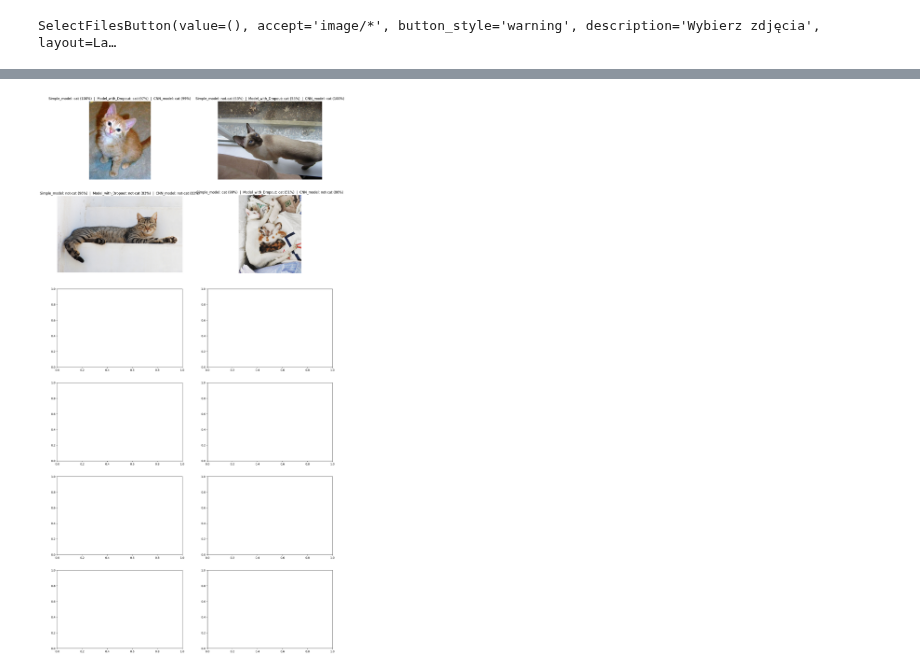
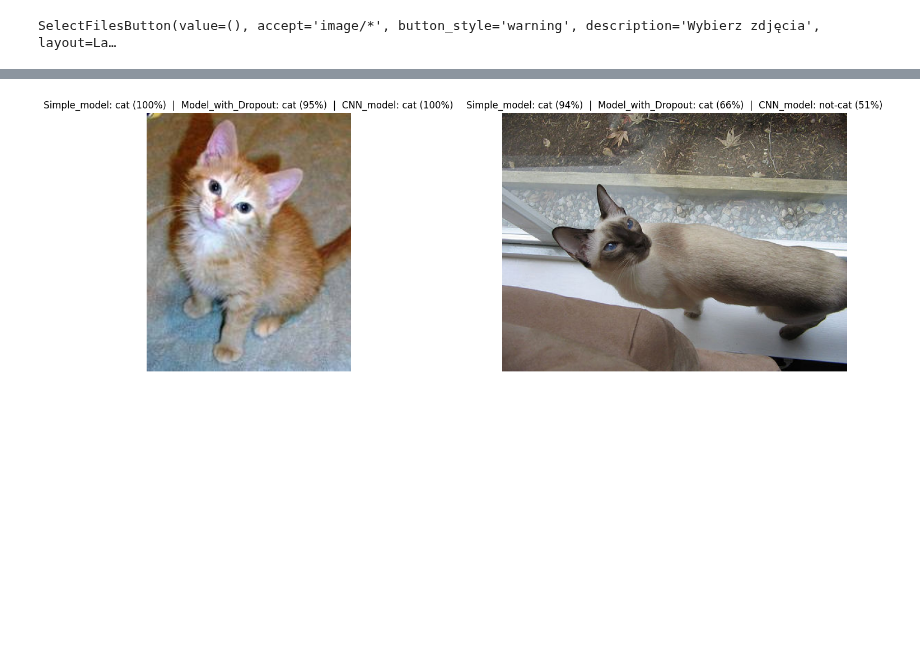
Before and after one commit to NXTRSS/MachineLearningCourse, a Jupyter notebook: Sieć_Neuronowa.ipynb, the cells around one changed output, grey strips where cells are left out. Saved outputs shown, nothing was run; the diff lists cells and outputs as text; code cells hidden in the pictures; blank space fills up the shorter version.

```diff
--- a/Sieć_Neuronowa.ipynb
+++ b/Sieć_Neuronowa.ipynb
@@ -461,9 +462,10 @@ reset_default_graph()
 np.random.seed(42)
 tf.random.set_seed(42)
 model_reg = Sequential(name='Model_with_Dropout')
-model_reg.add(Dense(1024, input_dim=IMG_SIZE * IMG_SIZE * 3, activation="relu", kernel_initializer="uniform"))
-model_reg.add(Dropout(rate=0.3))
-model_reg.add(Dense(128, activation="relu", kernel_initializer="uniform"))
+model_reg.add(Dropout(rate=0.2, input_shape=(IMG_SIZE*IMG_SIZE*3,)))
+model_reg.add(Dense(1024, activation="relu", kernel_initializer="uniform"))
+model_reg.add(Dropout(rate=0.2))
+model_reg.add(Dense(512, activation="relu", kernel_initializer="uniform"))
 model_reg.add(Dropout(rate=0.2))
 model_reg.add(Dense(2))
 model_reg.add(Activation("softmax"))
@@ -524,7 +524,7 @@ tensorboard_callback = tf.keras.callbacks.TensorBoard(log_dir=log_dir, histogram
 model_reg.compile(loss="binary_crossentropy", optimizer=Adam(), metrics=["accuracy"])
 history_model_reg = model_reg.fit(
     X_train_flat, Y_train,
-    epochs=30,
+    epochs=50,
     batch_size=32,
     validation_data=(X_test_flat, Y_test),
     verbose=2,
@@ -535,7 +535,4 @@ model_reg.save("model_reg.keras")
 import pickle
 with open("history_model_reg.pkl", "wb") as f:
     pickle.dump(history_model_reg.history, f)
-
-
-print(f"Najlepsza val_accuracy: {max(history_model_reg.history['val_accuracy']):.3f}")
 # %% [output]
@@ -635,8 +632,8 @@ X_test shape: (4000, 64, 64, 3)
 Y_train shape: (6000, 2)
 Y_test shape: (4000, 2)
 # %%
-X_train_cnn = X_train / 255.
-X_test_cnn = X_test / 255.
+X_train = X_train / 255.
+X_test = X_test / 255.
 # %%
 reset_default_graph()
 np.random.seed(42)
@@ -770,13 +745,10 @@ plot_model(model_cnn, show_shapes=True, show_layer_names=True, to_file='model_cn
 log_dir = os.path.join('logs','cnn_model', datetime.now().strftime('%d_%m_%Y-%H_%M_%S'))
 tensorboard_callback = tf.keras.callbacks.TensorBoard(log_dir=log_dir, histogram_freq=1)
 model_cnn.compile(loss="binary_crossentropy", optimizer=Adam(), metrics=["accuracy"])
-history_model_cnn = model_cnn.fit(X_train_cnn, Y_train, epochs=30, batch_size=64, verbose=2, validation_data=[X_test_cnn, Y_test], callbacks=[tensorboard_callback])
+history_model_cnn = model_cnn.fit(X_train, Y_train, epochs=50, batch_size=64, verbose=2, validation_data=[X_test, Y_test], callbacks=[tensorboard_callback])
 
 model_cnn.save("model_cnn.keras")
 import pickle
 with open("history_model_cnn.pkl", "wb") as f:
     pickle.dump(history_model_cnn.history, f)
-
-
-print(f"Najlepsza val_accuracy: {max(history_model_cnn.history['val_accuracy']):.3f}")
 # %% [output]
@@ -861,15 +833,15 @@ NameError: name 'my_button' is not defined
 urls = [
     'https://raw.githubusercontent.com/fastai/fastai/main/nbs/images/cat.jpg',                                          # TP — kot
     'https://raw.githubusercontent.com/EliSchwartz/imagenet-sample-images/master/n02123597_Siamese_cat.JPEG',            # TP — kot syjamski
-    'https://upload.wikimedia.org/wikipedia/commons/1/15/Cat_August_2010-4.jpg',                                       # TP — kot pręgowany
-    'https://upload.wikimedia.org/wikipedia/commons/7/71/Nursing_Cat_01.jpg',                                          # TP — kotka z kociętami
-    'https://upload.wikimedia.org/wikipedia/commons/b/b6/Felis_catus-cat_on_snow.jpg',                                 # TP — kot na śniegu
-    'https://upload.wikimedia.org/wikipedia/commons/9/9b/Gustav_chocolate.jpg',                                        # FN — brązowy kot, model się myli
-    'https://raw.githubusercontent.com/tensorflow/models/master/research/object_detection/test_images/image1.jpg',      # FP — dwa psy beagle, model się myli
-    'https://raw.githubusercontent.com/tensorflow/models/master/research/object_detection/test_images/image2.jpg',      # TN — kitesurferzy na plaży
-    'https://raw.githubusercontent.com/EliSchwartz/imagenet-sample-images/master/n01614925_bald_eagle.JPEG',            # TN — bielik
-    'https://raw.githubusercontent.com/EliSchwartz/imagenet-sample-images/master/n07734744_mushroom.JPEG',              # TN — grzyb
-    'https://raw.githubusercontent.com/EliSchwartz/imagenet-sample-images/master/n03445777_golf_ball.JPEG',             # TN — piłka golfowa
+    # 'https://upload.wikimedia.org/wikipedia/commons/1/15/Cat_August_2010-4.jpg',                                       # TP — kot pręgowany
+    # 'https://upload.wikimedia.org/wikipedia/commons/7/71/Nursing_Cat_01.jpg',                                          # TP — kotka z kociętami
+    # 'https://upload.wikimedia.org/wikipedia/commons/b/b6/Felis_catus-cat_on_snow.jpg',                                 # TP — kot na śniegu
+    # 'https://upload.wikimedia.org/wikipedia/commons/9/9b/Gustav_chocolate.jpg',                                        # FN — brązowy kot, model się myli
+    # 'https://raw.githubusercontent.com/tensorflow/models/master/research/object_detection/test_images/image1.jpg',      # FP — dwa psy beagle, model się myli
+    # 'https://raw.githubusercontent.com/tensorflow/models/master/research/object_detection/test_images/image2.jpg',      # TN — kitesurferzy na plaży
+    # 'https://raw.githubusercontent.com/EliSchwartz/imagenet-sample-images/master/n01614925_bald_eagle.JPEG',            # TN — bielik
+    # 'https://raw.githubusercontent.com/EliSchwartz/imagenet-sample-images/master/n07734744_mushroom.JPEG',              # TN — grzyb
+    # 'https://raw.githubusercontent.com/EliSchwartz/imagenet-sample-images/master/n03445777_golf_ball.JPEG',             # TN — piłka golfowa
 ]
 
 predict_image_from_urls([model, model_reg, model_cnn], urls, classNames)
@@ -878 +867 @@ HTTPError: HTTP Error 429: Too many requests (f061ab2)
-[figure, old version]
+[figure, new version]
```
Also changed, not shown: parts of 31 cells of this notebook.
